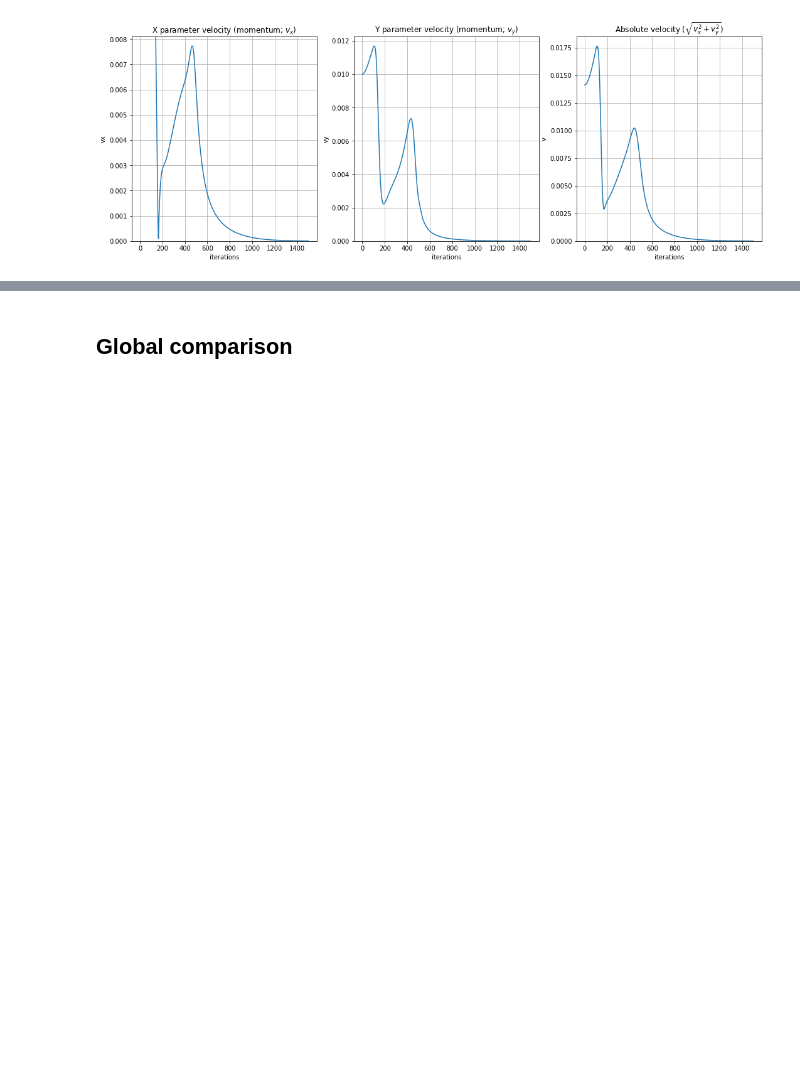
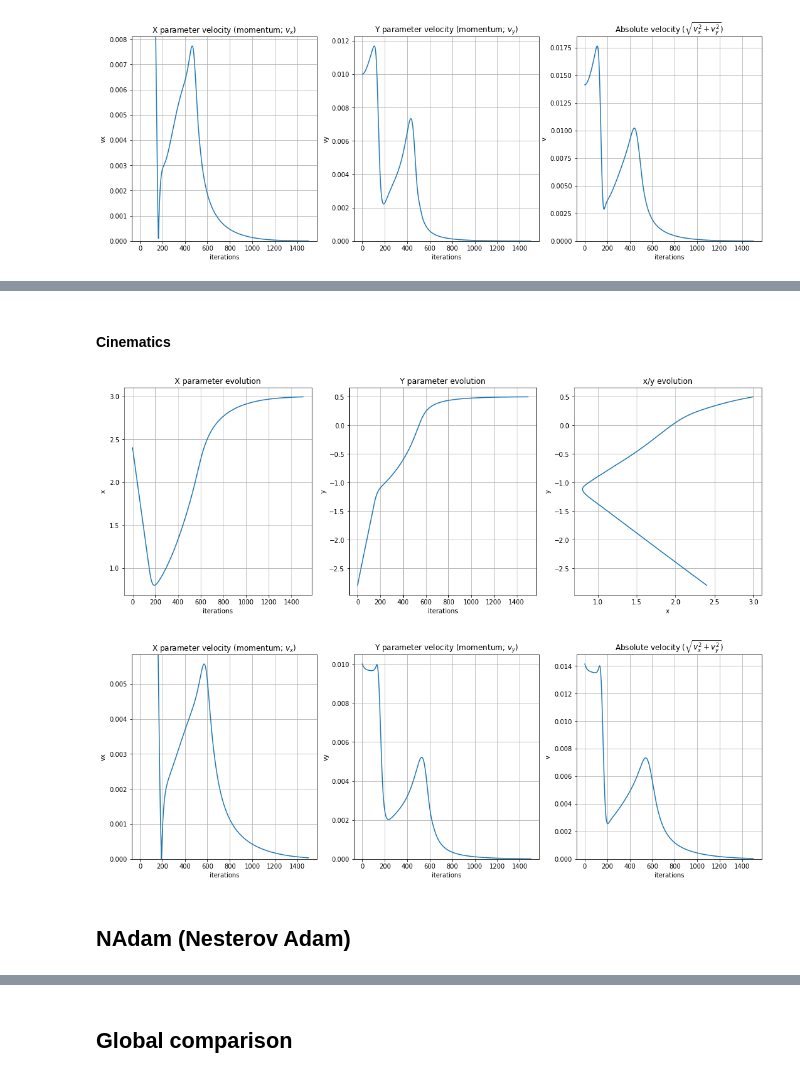
Before and after one commit to ivallesp/awesome-optimizers, a Jupyter notebook: Report.ipynb, the cells around one changed output, grey strips where cells are left out. Cells and saved outputs as stored; diff of their text form; code cells hidden in the pictures; blank space fills up the shorter version.

```diff
--- a/Report.ipynb
+++ b/Report.ipynb
@@ -526,0 +576,9 @@ plot_cinematics_charts(xs_adam, ys_adam)
+# %% [markdown]
+#### Cinematics
+# %%
+plot_cinematics_charts(xs_adamax, ys_adamax)
+# %% [output]
+[figure, added]
+[figure, added]
+# %% [markdown]
+## NAdam (Nesterov Adam)
```
Also changed, not shown: parts of 31 cells of this notebook, 5 other files.
